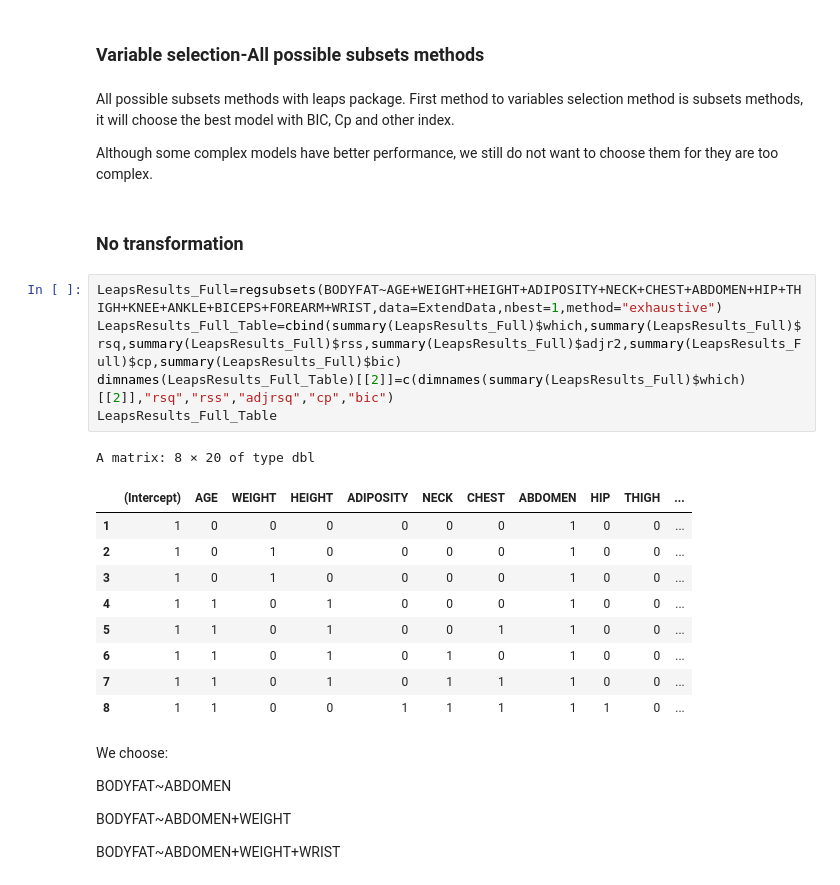
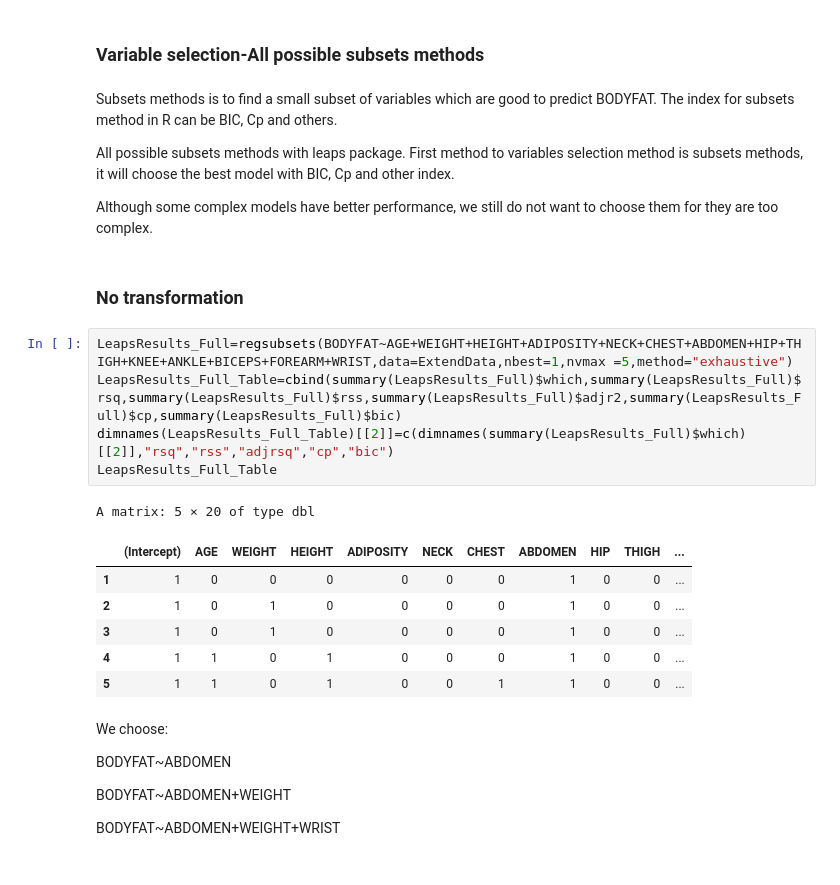
Before and after one commit to heitinamoranika/Module_2, a Jupyter notebook: Module_2.ipynb, the cells around one changed output. Drawn from its saved outputs; the diff is of its cells as text.

```diff
--- a/Module_2.ipynb
+++ b/Module_2.ipynb
@@ -620,27 +852,26 @@ SLR_All_Full=lm(BODYFAT~.,data=ExtendData)
 # %% [markdown]
 ### Variable selection-All possible subsets methods
 # %% [markdown]
+Subsets methods is to find a small subset of variables which are good to predict BODYFAT. The index for subsets method in R can be BIC, Cp and others.
+
 All possible subsets methods with leaps package. First method to variables selection method is subsets methods, it will choose the best model with BIC, Cp and other index.
 
 Although some complex models have better performance, we still do not want to choose them for they are too complex.
 # %% [markdown]
 ### No transformation
 # %%
-LeapsResults_Full=regsubsets(BODYFAT~AGE+WEIGHT+HEIGHT+ADIPOSITY+NECK+CHEST+ABDOMEN+HIP+THIGH+KNEE+ANKLE+BICEPS+FOREARM+WRIST,data=ExtendData,nbest=1,method="exhaustive")
+LeapsResults_Full=regsubsets(BODYFAT~AGE+WEIGHT+HEIGHT+ADIPOSITY+NECK+CHEST+ABDOMEN+HIP+THIGH+KNEE+ANKLE+BICEPS+FOREARM+WRIST,data=ExtendData,nbest=1,nvmax =5,method="exhaustive")
 LeapsResults_Full_Table=cbind(summary(LeapsResults_Full)$which,summary(LeapsResults_Full)$rsq,summary(LeapsResults_Full)$rss,summary(LeapsResults_Full)$adjr2,summary(LeapsResults_Full)$cp,summary(LeapsResults_Full)$bic)
 dimnames(LeapsResults_Full_Table)[[2]]=c(dimnames(summary(LeapsResults_Full)$which)[[2]],"rsq","rss","adjrsq","cp","bic")
 LeapsResults_Full_Table
 # %% [output]
-A matrix: 8 × 20 of type dbl
+A matrix: 5 × 20 of type dbl
 |  | (Intercept) | AGE | WEIGHT | HEIGHT | ADIPOSITY | NECK | CHEST | ABDOMEN | HIP | THIGH | ... |
 | 1 | 1 | 0 | 0 | 0 | 0 | 0 | 0 | 1 | 0 | 0 | ... |
 | 2 | 1 | 0 | 1 | 0 | 0 | 0 | 0 | 1 | 0 | 0 | ... |
 | 3 | 1 | 0 | 1 | 0 | 0 | 0 | 0 | 1 | 0 | 0 | ... |
 | 4 | 1 | 1 | 0 | 1 | 0 | 0 | 0 | 1 | 0 | 0 | ... |
 | 5 | 1 | 1 | 0 | 1 | 0 | 0 | 1 | 1 | 0 | 0 | ... |
-| 6 | 1 | 1 | 0 | 1 | 0 | 1 | 0 | 1 | 0 | 0 | ... |
-| 7 | 1 | 1 | 0 | 1 | 0 | 1 | 1 | 1 | 0 | 0 | ... |
-| 8 | 1 | 1 | 0 | 0 | 1 | 1 | 1 | 1 | 1 | 0 | ... |
 # %% [markdown]
 We choose:
 
```
Also changed, not shown: parts of 74 cells of this notebook, 14 other files.
